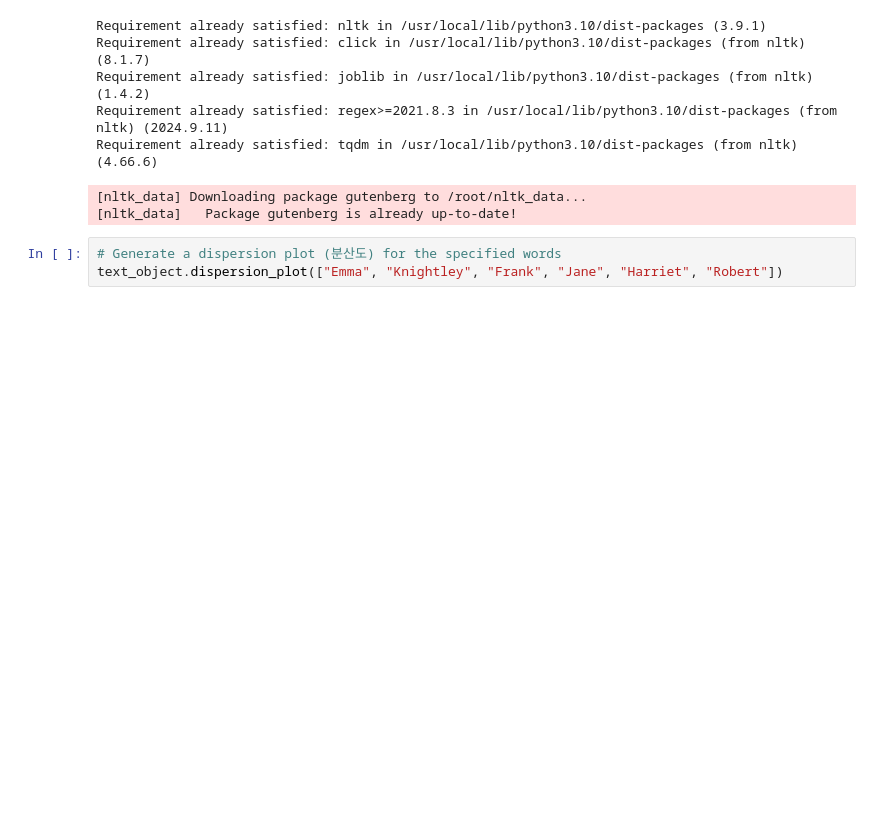
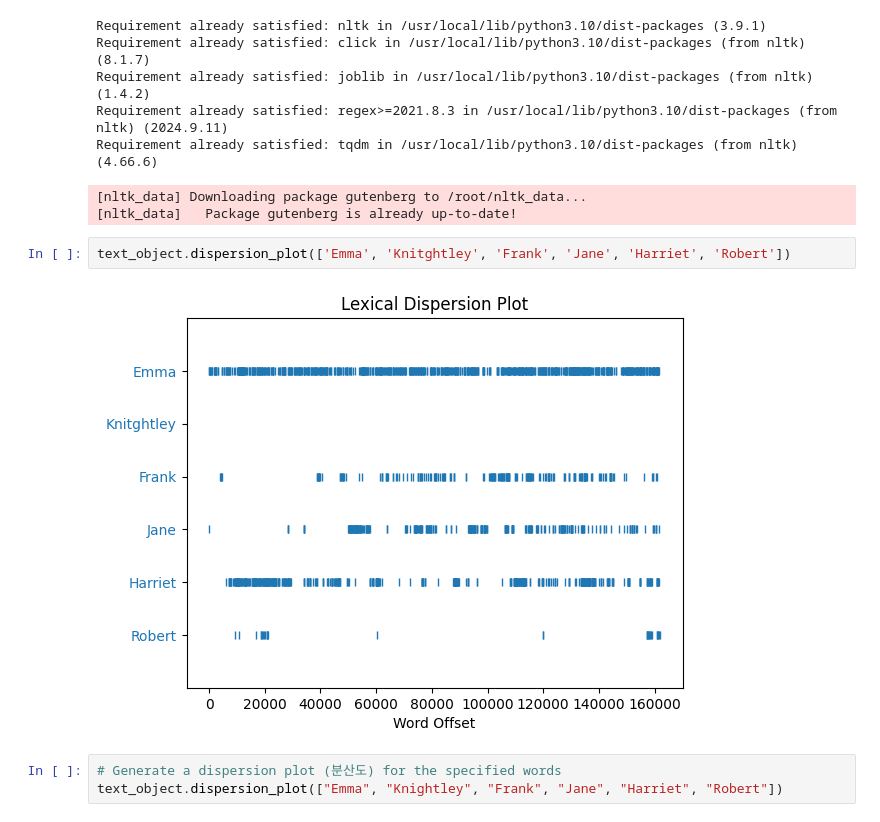
Before and after one commit to jinhee9504/NLP_2024, a Jupyter notebook: 11_moreonnlp_revised.ipynb, the cells around one changed output. Cells and saved outputs as stored; diff of their text form; blank space fills up the shorter version.

```diff
--- a/11_moreonnlp_revised.ipynb
+++ b/11_moreonnlp_revised.ipynb
@@ -440,6 +511,10 @@ Requirement already satisfied: regex>=2021.8.3 in /usr/local/lib/python3.10/dist
 Requirement already satisfied: tqdm in /usr/local/lib/python3.10/dist-packages (from nltk) (4.66.6)
 [nltk_data] Downloading package gutenberg to /root/nltk_data...
 [nltk_data]   Package gutenberg is already up-to-date!
+# %%
+text_object.dispersion_plot(['Emma', 'Knitghtley', 'Frank', 'Jane', 'Harriet', 'Robert'])
+# %% [output]
+[figure, added]
 # %%
 # Generate a dispersion plot (분산도) for the specified words
 text_object.dispersion_plot(["Emma", "Knightley", "Frank", "Jane", "Harriet", "Robert"])
```
Also changed, not shown: parts of 7 cells of this notebook.
